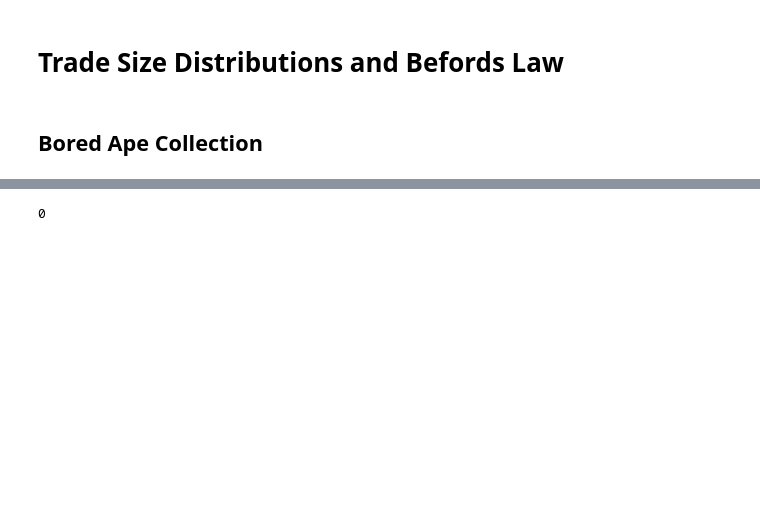
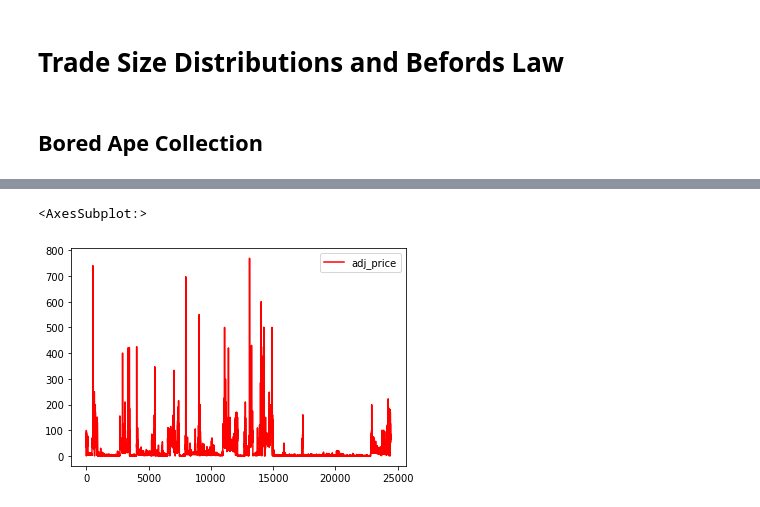
Before and after one commit to Cwolfe13/NFT-Wash-Analysis, a Jupyter notebook: benford.ipynb, the cells around one changed output, grey strips where cells are left out. Cells and saved outputs as stored; diff of their text form; code cells hidden in the pictures; blank space fills up the shorter version.

```diff
--- a/benford.ipynb
+++ b/benford.ipynb
@@ -139,4 +71,0 @@ bored_ape_converted['payment_token_usd_price'].isna().sum()
-# %%
-temp.isna().sum()
-# %% [output]
-0
@@ -142,0 +106,18 @@ temp.isna().sum()
+# %%
+def make_adjprice(dataframe):
+        #Make an adj_price column to represent ETH price
+        adj_price = dataframe.apply(lambda row: float(row.total_price) / (10**row.payment_token_decimals), axis = 1)
+        return adj_price
+cwd = os.getcwd()
+#Load in initial panda
+bored_ape_location = cwd + "/data/bored_ape.csv"
+bored_ape = pd.read_csv(bored_ape_location, low_memory=False)
+# %%
+bored_ape = clean_panda(bored_ape)
+# %%
+bored_ape['adj_price'] = make_adjprice(bored_ape)
+# %%
+bored_ape.plot(y='adj_price', c='red')
+# %% [output]
+<AxesSubplot:>
+[figure, added]
```
Also changed, not shown: parts of 22 cells of this notebook, 2 other files.
